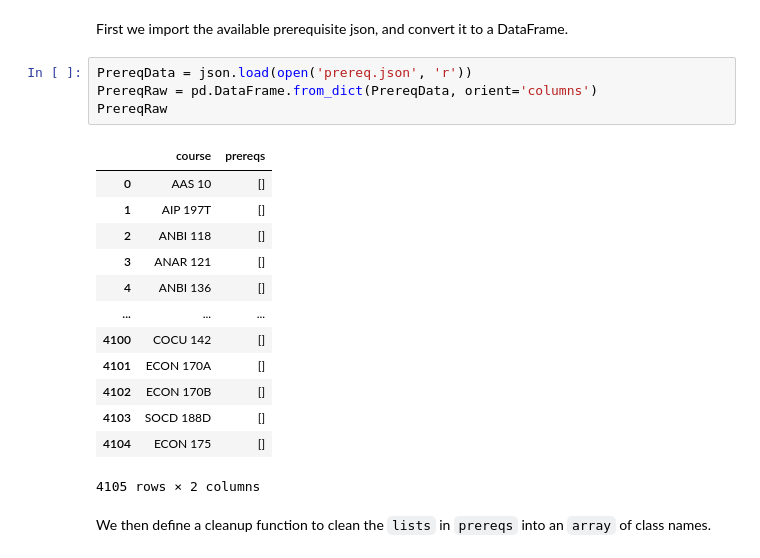
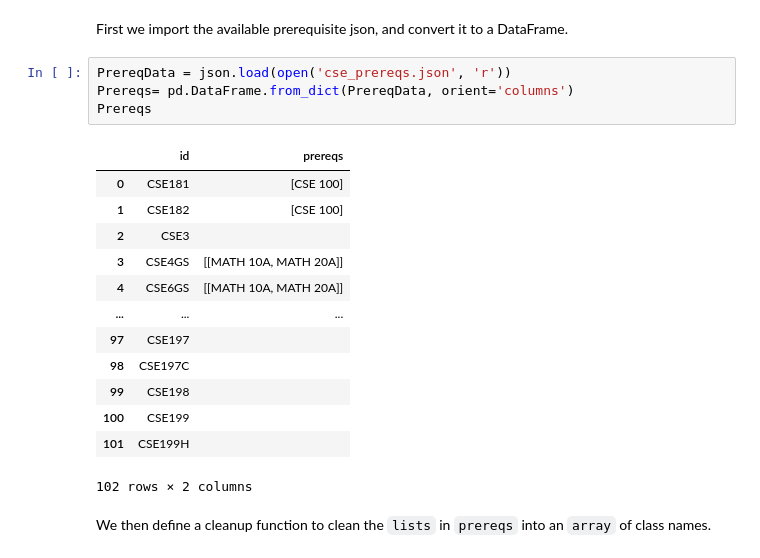
Before and after one commit to rybplayer/UCSDCourseGrapher, a Jupyter notebook: CourseGrapher.ipynb, the cells around one changed output. Saved outputs shown, nothing was run; the diff lists cells and outputs as text.

```diff
--- a/CourseGrapher.ipynb
+++ b/CourseGrapher.ipynb
@@ -17,23 +17,23 @@ However, this also makes it non-insertable, since most software will crash tryin
 # %% [markdown]
 First we import the available prerequisite json, and convert it to a DataFrame.
 # %%
-PrereqData = json.load(open('prereq.json', 'r'))
-PrereqRaw = pd.DataFrame.from_dict(PrereqData, orient='columns')
-PrereqRaw
+PrereqData = json.load(open('cse_prereqs.json', 'r'))
+Prereqs= pd.DataFrame.from_dict(PrereqData, orient='columns')
+Prereqs
 # %% [output]
-|  | course | prereqs |
-| 0 | AAS 10 | [] |
-| 1 | AIP 197T | [] |
-| 2 | ANBI 118 | [] |
-| 3 | ANAR 121 | [] |
-| 4 | ANBI 136 | [] |
+|  | id | prereqs |
+| 0 | CSE181 | [CSE 100] |
+| 1 | CSE182 | [CSE 100] |
+| 2 | CSE3 |  |
+| 3 | CSE4GS | [[MATH 10A, MATH 20A]] |
+| 4 | CSE6GS | [[MATH 10A, MATH 20A]] |
 | ... | ... | ... |
-| 4100 | COCU 142 | [] |
-| 4101 | ECON 170A | [] |
-| 4102 | ECON 170B | [] |
-| 4103 | SOCD 188D | [] |
-| 4104 | ECON 175 | [] |
+| 97 | CSE197 |  |
+| 98 | CSE197C |  |
+| 99 | CSE198 |  |
+| 100 | CSE199 |  |
+| 101 | CSE199H |  |
-4105 rows × 2 columns
+102 rows × 2 columns
 # %% [markdown]
 We then define a cleanup function to clean the `lists` in `prereqs` into an `array` of class names.
 # %%
```
Also changed, not shown: parts of 21 cells of this notebook, 22 other files.
